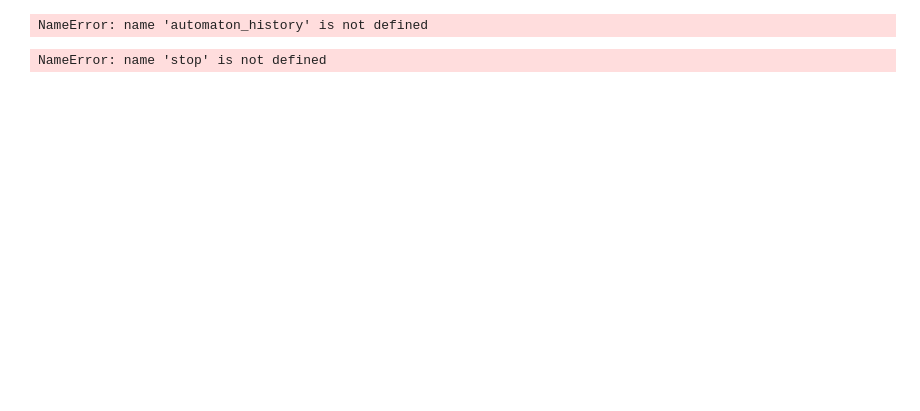
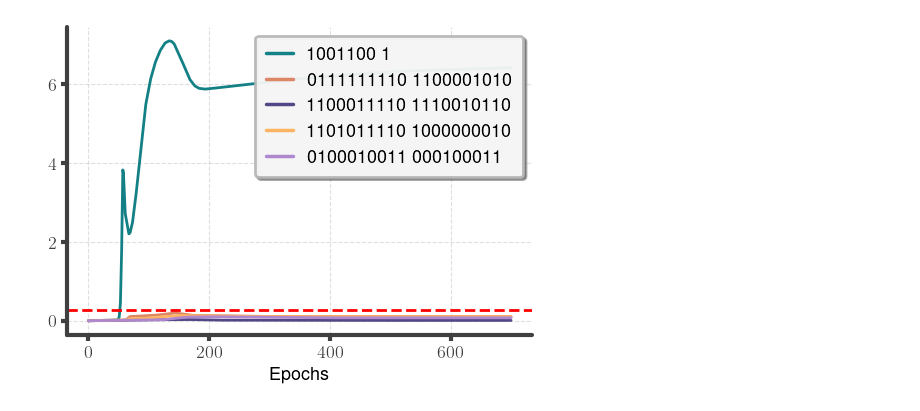
Before and after one commit to loekvanrossem/rnn_structure, a Jupyter notebook: parity/random.ipynb, the cells around one changed output. Drawn from its saved outputs; the diff is of its cells as text; code cells hidden in the pictures; blank space fills up the shorter version.

```diff
--- a/parity/random.ipynb
+++ b/parity/random.ipynb
@@ -330,31 +555,25 @@ interactive(children=(SelectionSlider(description='Epoch:', options=(0, 1, 2, 3,
 # %%
 # animation.to_gif(f"plots/automaton_dynamics_reduced_{settings}")
 # %%
-match settings:
-    case "rich":
-        epoch_choices = [0, 1000, 1999]
-    case "intermediate":
-        epoch_choices = [0, 350, 660, 1999]
-    case "lazy":
-        epoch_choices = [0, 1999]
-    case "low_data":
-        epoch_choices = [0, 600,1999]
+# match settings:
+#     case "rich":
+#         epoch_choices = [0, 1000, 1999]
+#     case "intermediate":
+#         epoch_choices = [0, 350, 660, 1999]
+#     case "lazy":
+#         epoch_choices = [0, 1999]
+#     case "low_data":
+#         epoch_choices = [0, 600,1999]
 
-for epoch in epoch_choices:
-    automaton = automaton_history[epoch]
-    display_automata(automaton)
-    if save:
-        publication.pub_show(
-            save_path=f"plots/automaton_dynamics/{settings}_automaton_epoch_{epoch}"
-        )
-    else:
-        publication.pub_show()
+# for epoch in epoch_choices:
+#     automaton = automaton_history[epoch]
+#     display_automata(automaton)
+#     if save:
+#         publication.pub_show(
+#             save_path=f"plots/automaton_dynamics/{settings}_automaton_epoch_{epoch}"
+#         )
+#     else:
+#         publication.pub_show()
-# %% [output]
-NameError: name 'automaton_history' is not defined
-# %%
-stop
-# %% [output]
-NameError: name 'stop' is not defined
 # %%
 ## Plot trajectories
 
@@ -371,7 +590,7 @@ epochs.sort()
 # A_label_sim = ["010001110", "00", "0101101011", "0100", "0111"]
 # B_label_sim = ["100010110", "11", "0101111100", "1000", "1011"]
 
-N_pairs = 20
+N_pairs = 5
 
 labels = set(data_hid.index.get_level_values("Input"))
 labels.remove("initial")
@@ -422,39 +641,41 @@ for a in A_label_diff:
 h_A_diff = [
     np.array(data.loc[epoch, :, A_label_diff])
     for epoch, data in data_hid.groupby("Epoch")
 ]
 h_B_diff = [
     np.array(data.loc[epoch, :, B_label_diff])
     for epoch, data in data_hid.groupby("Epoch")
 ]
 h2_diff = np.array(
     [np.sum((h_A_diff[epoch] - h_B_diff[epoch]) ** 2, axis=1) for epoch in epochs]
 )
 
 t = np.linspace(0, len(epochs), len(epochs))
 
 ## Plot trajectories
 traj_path = "plots/2_points/trajectories/"
 
 publication.set_color_mixed()
 figsize = (6, 4)
 fig, ax = plt.subplots(figsize=figsize)
 for k, h in enumerate(np.transpose(h2_sim)):
-    plt.gca().set_prop_cycle(None)
+    # plt.gca().set_prop_cycle(None)
     ax.plot(t, h, label=f"{A_label_sim[k]} {B_label_sim[k]}")
-for k, h in enumerate(np.transpose(h2_diff)):
-    plt.gca().set_prop_cycle(None)
-    publication.skip_colors(1)
-    ax.plot(t, h, label=f"{A_label_diff[k]} {B_label_diff[k]}")
-ax.plot(t, 10 * n_states / max(n_states))
-thresh = 0.1 * std
-# plt.axhline(thresh, linestyle="--", color="r")
+# for k, h in enumerate(np.transpose(h2_diff)):
+#     plt.gca().set_prop_cycle(None)
+#     publication.skip_colors(1)
+#     ax.plot(t, h, label=f"{A_label_diff[k]} {B_label_diff[k]}")
+# ax.plot(t, 10 * n_states / max(n_states))
+thresh = 0.5 * std
+plt.axhline(thresh**2, linestyle="--", color="r")
 # plt.ylim(0, 10 * thresh)
 # plt.ylim(0, 20)
 
-# ax.legend()
+ax.legend()
 plt.xlabel("Epochs")
 if save:
     publication.plt_show(save_path=traj_path + "ode/" + settings + ".png")
 else:
     publication.plt_show()
+# %% [output]
+[figure, added]
```
Also changed, not shown: parts of 19 cells of this notebook.
